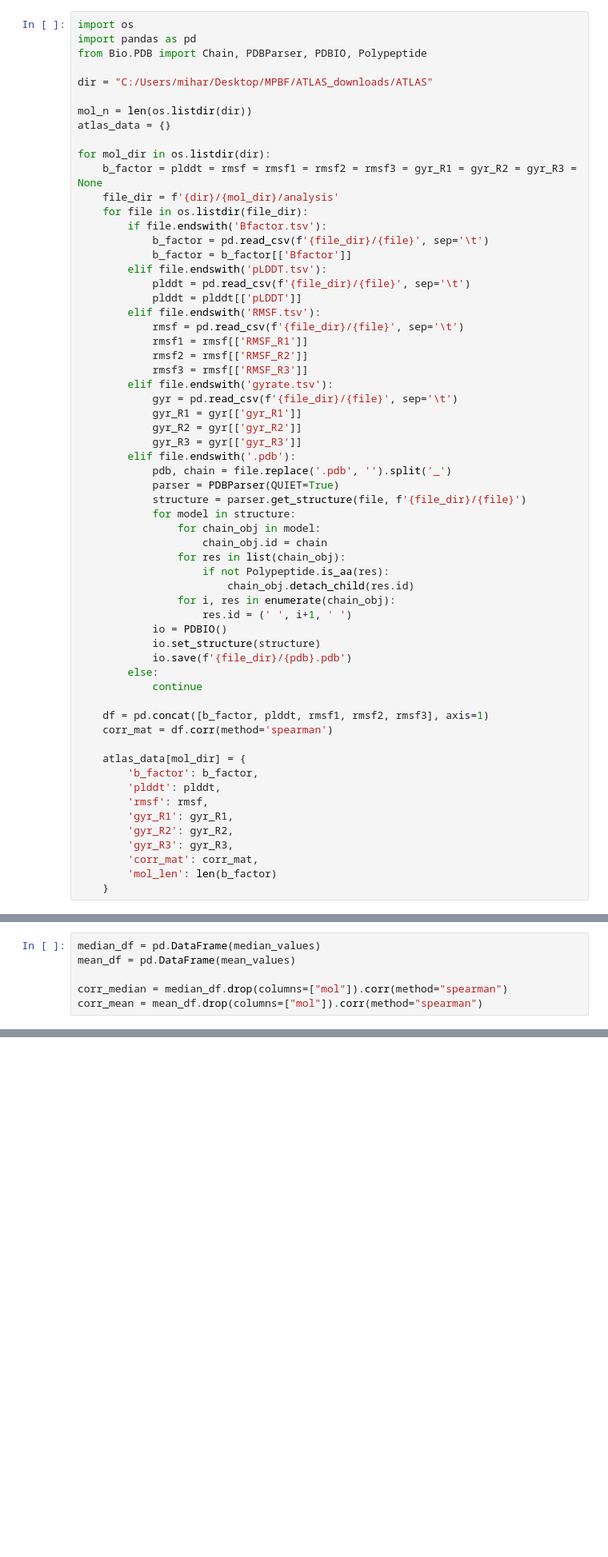
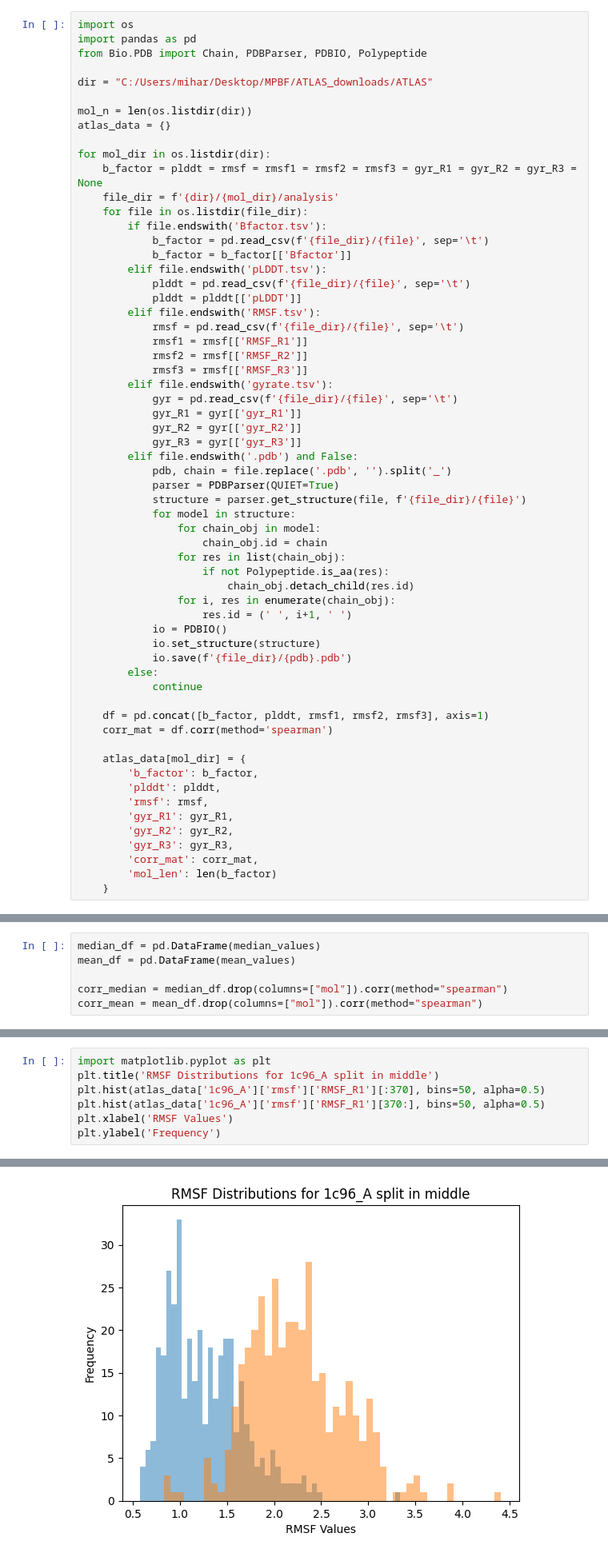
Before and after one commit to mrupar/MPBF, a Jupyter notebook: mpbf.ipynb, the cells around one changed output, grey strips where cells are left out. Shown at 80% size. Drawn from its saved outputs; the diff is of its cells as text; blank space fills up the shorter version.

```diff
--- a/mpbf.ipynb
+++ b/mpbf.ipynb
@@ -28,7 +28,7 @@ for mol_dir in os.listdir(dir):
             gyr_R1 = gyr[['gyr_R1']]
             gyr_R2 = gyr[['gyr_R2']]
             gyr_R3 = gyr[['gyr_R3']]
-        elif file.endswith('.pdb'):
+        elif file.endswith('.pdb') and False:
             pdb, chain = file.replace('.pdb', '').split('_')
             parser = PDBParser(QUIET=True)
             structure = parser.get_structure(file, f'{file_dir}/{file}')
@@ -244,0 +197,8 @@ Number of significant results: 109
+# %%
+import matplotlib.pyplot as plt
+plt.title('RMSF Distributions for 1c96_A split in middle')
+plt.hist(atlas_data['1c96_A']['rmsf']['RMSF_R1'][:370], bins=50, alpha=0.5)
+plt.hist(atlas_data['1c96_A']['rmsf']['RMSF_R1'][370:], bins=50, alpha=0.5)
+plt.xlabel('RMSF Values')
+plt.ylabel('Frequency')
+# %% [output]
@@ -244,0 +206 @@ Number of significant results: 109
+[figure, added]
```
Also changed, not shown: parts of 8 cells of this notebook, 2 other files.
